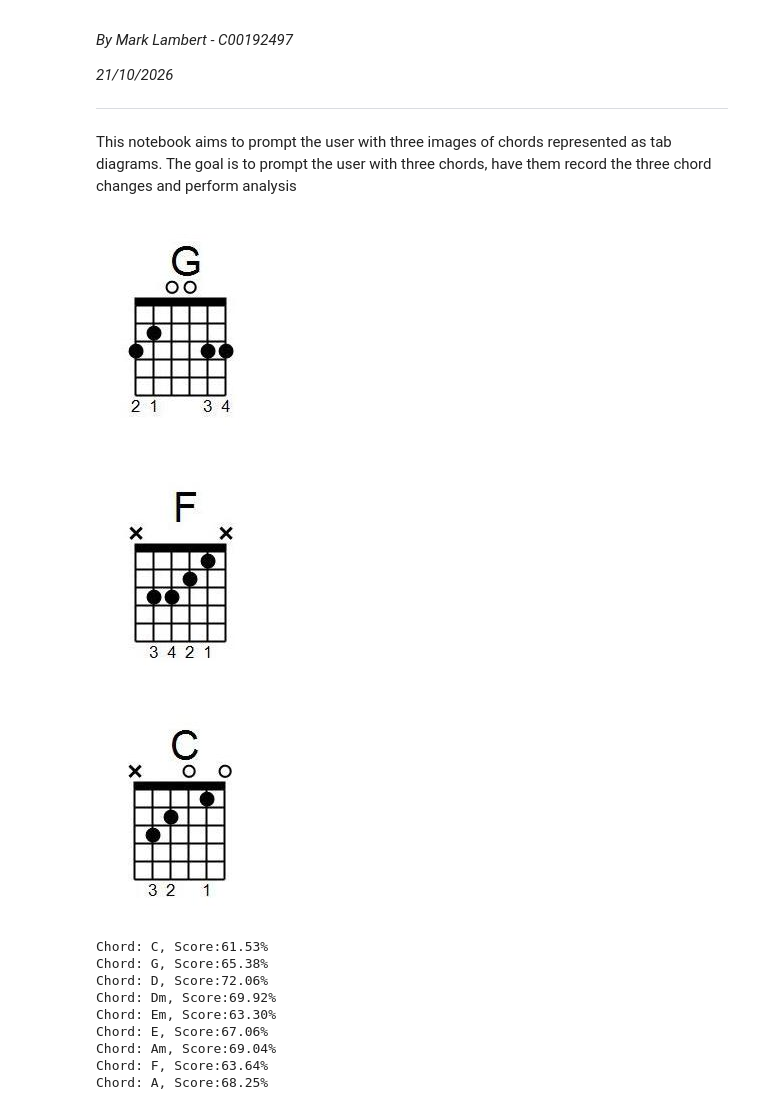
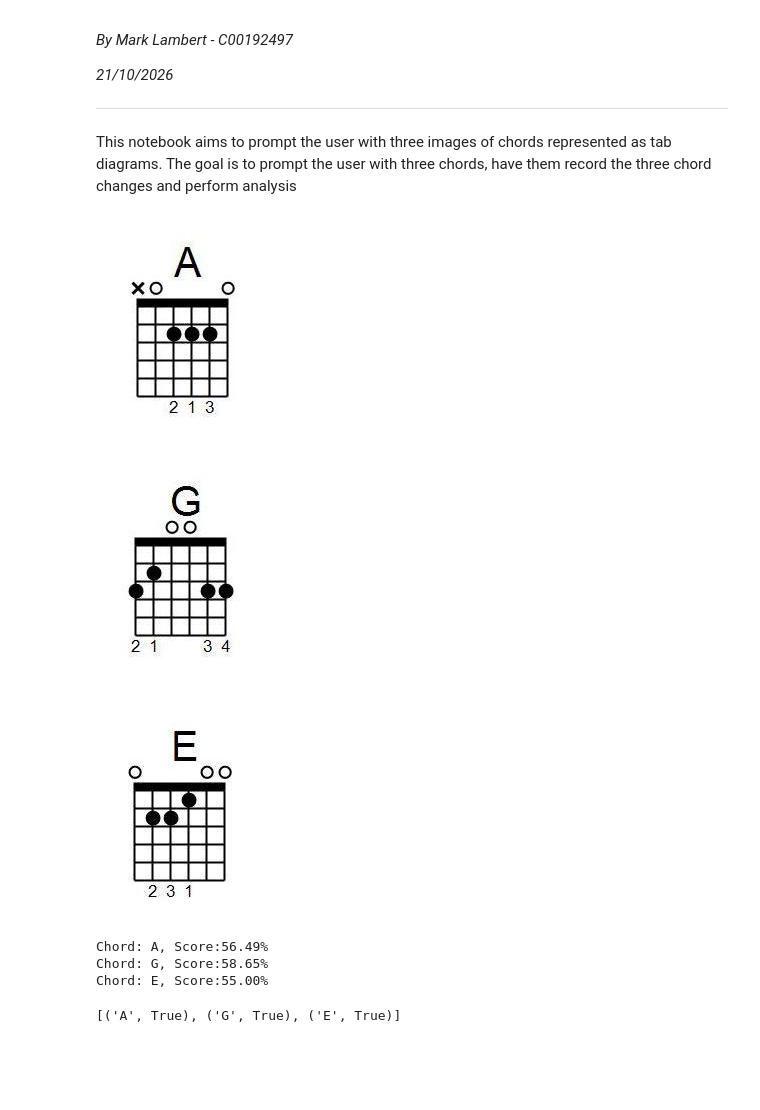
Before and after one commit to lambert-27/fretwave-chord-trainer, a Jupyter notebook: Iteration 1/ChordPromptNotebook.ipynb, the cells around one changed output. Drawn from its saved outputs; the diff is of its cells as text; code cells hidden in the pictures; blank space fills up the shorter version.

```diff
--- a/Iteration 1/ChordPromptNotebook.ipynb
+++ b/Iteration 1/ChordPromptNotebook.ipynb
@@ -25,27 +25,27 @@ for filename in glob.glob('chords/*.jpg'):
     chords[name] = Image.open(filename)
 # %%
 import random
-prompt_chords = random.sample(list(chords), 3)
+# prompt_chords = random.sample(list(chords), 3)
+prompt_chords = ["A", "G", "E"]
 # %%
 from IPython.display import display
-from ChordDetect import record, get_chords
+from ChordDetect import record, get_chords, check_chords
 import librosa
 
 for name in prompt_chords:
     display(chords[name])
 # clip, sr = record()
-clip, sr = librosa.load('clips/all_chords.wav', sr=None)
+clip, sr = librosa.load('clips/age-acoustic_prompt_test.wav', sr=None)
 detected = get_chords(clip, sr)
 # %% [output]
-[figure, old version]
+[figure, new version]
-[figure, old version]
+[figure, new version]
-[figure, old version]
+[figure, new version]
-Chord: C, Score:61.53%
-Chord: G, Score:65.38%
-Chord: D, Score:72.06%
-Chord: Dm, Score:69.92%
-Chord: Em, Score:63.30%
-Chord: E, Score:67.06%
-Chord: Am, Score:69.04%
-Chord: F, Score:63.64%
-Chord: A, Score:68.25%
+Chord: A, Score:56.49%
+Chord: G, Score:58.65%
+Chord: E, Score:55.00%
+# %%
+results = check_chords(detected, prompt_chords)
+print(results)
+# %% [output]
+[('A', True), ('G', True), ('E', True)]
```
Also changed, not shown: 7 other files.
